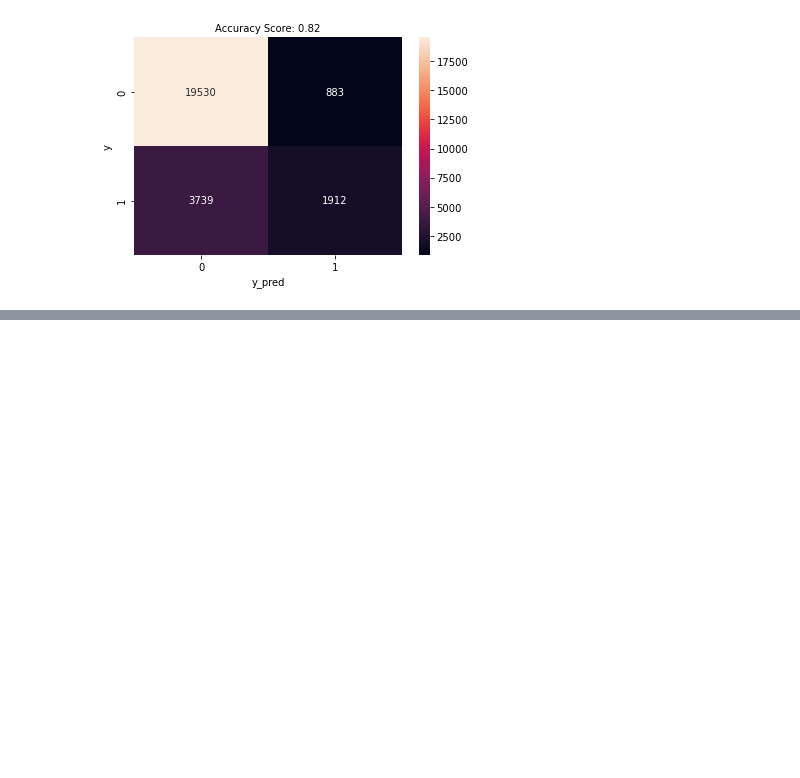
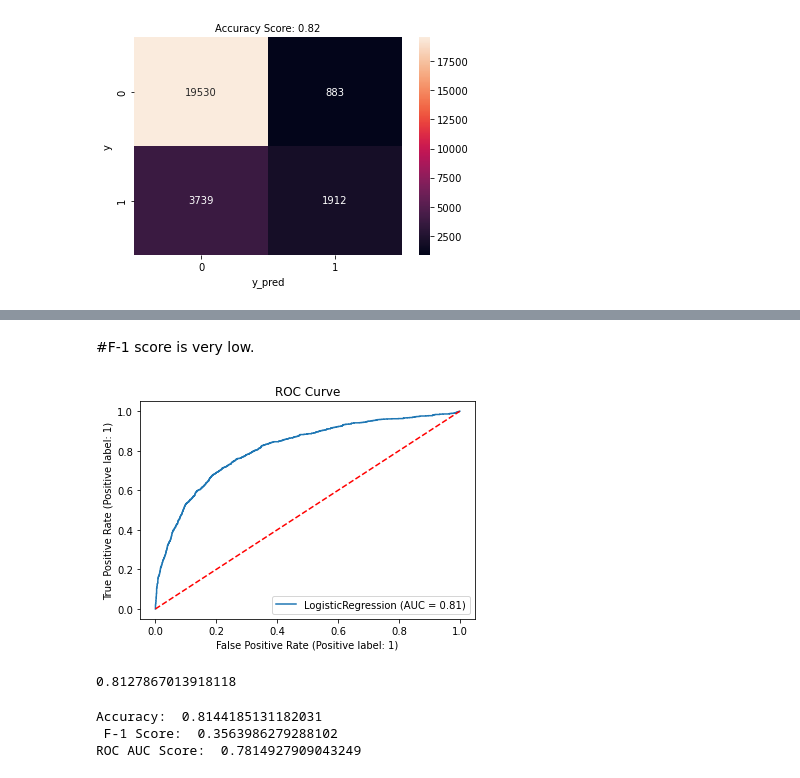
Before and after one commit to SidhST12/BSIP_Assignment_4_Students, a Jupyter notebook: asn4_start.ipynb, the cells around one changed output, grey strips where cells are left out. Drawn from its saved outputs; the diff is of its cells as text; code cells hidden in the pictures; blank space fills up the shorter version.

```diff
--- a/asn4_start.ipynb
+++ b/asn4_start.ipynb
@@ -475,3 +475,7 @@ def plot_confusion_matrix(y, y_pred):
 plot_confusion_matrix(y, y_pred)
 # %% [output]
 [figure]
+# %%
+#Model Validation: Holdout
+#Splitting the Data
+X_train, X_test, y_train, y_test = train_test_split(X, y, test_size = .20, random_state = 112224)
@@ -477,0 +484,17 @@ plot_confusion_matrix(y, y_pred)
+# %%
+#Building Model with Train Set
+logit_model = LogisticRegression().fit(X_train, y_train)
+
+#Predicting the test set
+y_pred = logit_model.predict(X_test)
+
+#For AUC Score(Prob of Being Default)
+y_prob = logit_model.predict_proba(X_test)[:, 1]
+
+
+
+#Classification Report
+print(classification_report(y_test, y_pred))
+
+
+#F-1 score is very low.
@@ -477,0 +510,2 @@ plot_confusion_matrix(y, y_pred)
+# %% [markdown]
+#F-1 score is very low.
@@ -477,0 +515,13 @@ plot_confusion_matrix(y, y_pred)
+# %%
+#ROC Curve & ROC AUC Score
+
+# ROC Curve
+plot_roc_curve(logit_model, X_test, y_test)
+plt.title('ROC Curve')
+plt.plot([0, 1], [0, 1], 'r--')
+plt.show()
+
+roc_auc_score(y_test, y_prob)
+# %% [output]
+[figure, added]
+0.8127867013918118
@@ -478,3 +543,11 @@ plot_confusion_matrix(y, y_pred)
+# %%
+print("Accuracy: ",cv_logit_acc.mean())
+print(" F-1 Score: ",cv_logit_f1.mean())
+print("ROC AUC Score: ",cv_logit_roc.mean())
+# %% [output]
+Accuracy:  0.8144185131182031
+ F-1 Score:  0.3563986279288102
+ROC AUC Score:  0.7814927909043249
 # %%
 #d_test = pd.read_csv("test.csv")
 
```
Also changed, not shown: parts of 6 cells of this notebook.
